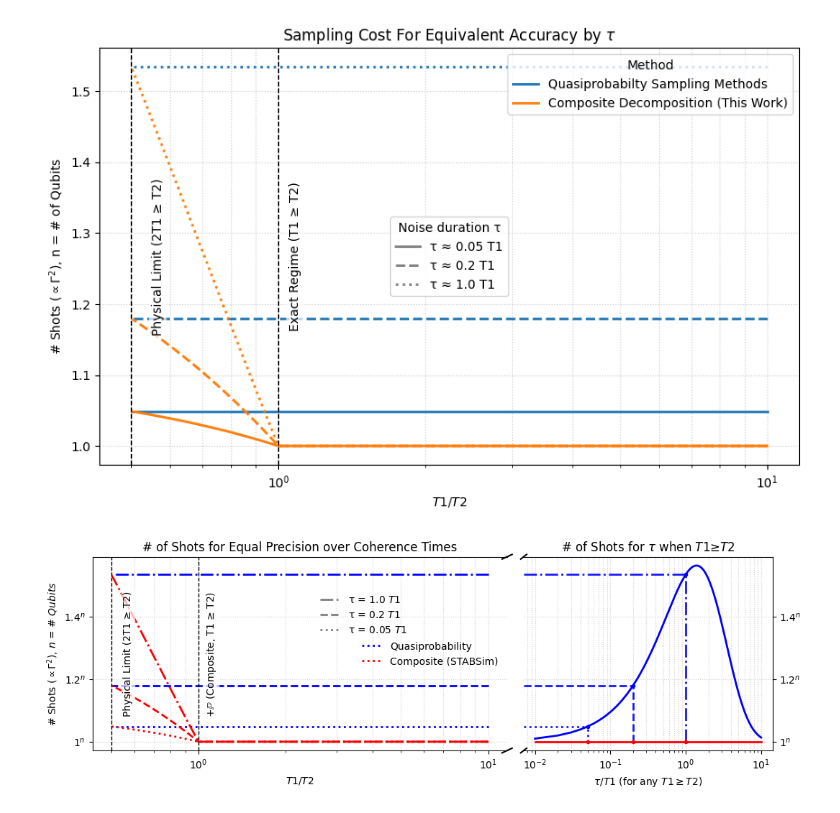
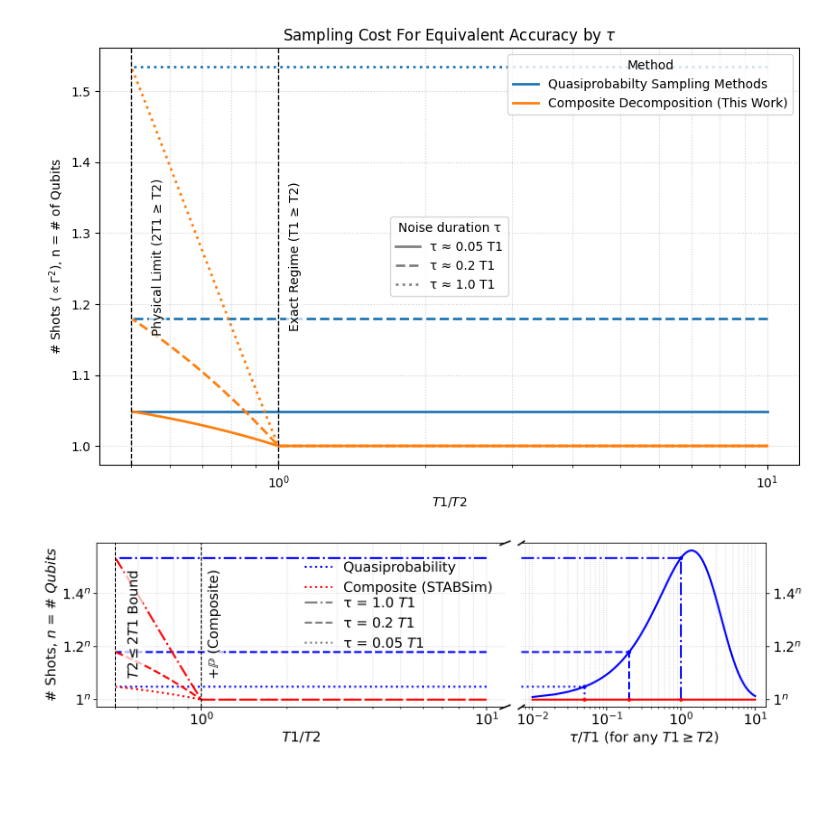
Before and after one commit to pnnl/NWQ-Sim, a Jupyter notebook: stabilizer/damping_work/variance.ipynb, the cells around one changed output. Saved outputs shown, nothing was run; the diff lists cells and outputs as text; code cells hidden in the pictures; blank space fills up the shorter version.

```diff
--- a/stabilizer/damping_work/variance.ipynb
+++ b/stabilizer/damping_work/variance.ipynb
@@ -310,7 +310,7 @@ for tau in taus_dense:
     curve_stab_tau.append(overhead(q2)**2)
 
 # Figure with two panels
-fig = plt.figure(figsize=(14,3.5))
+fig = plt.figure(figsize=(14,3))
 gs = GridSpec(1, 2, width_ratios=[2.0, 1.2], wspace=0.05)
 axL = fig.add_subplot(gs[0])
 axR = fig.add_subplot(gs[1], sharey=axL)
@@ -328,17 +328,17 @@ for i, tau in enumerate(taus):
 
 # Markers at x=0.5 and x=1
 axL.axvline(x=0.5, color='black', linestyle='--', linewidth=1)
-axL.text(0.55, 0.5, 'Physical Limit (2T1 ≥ T2)', transform=axL.get_xaxis_transform(),
+axL.text(0.55, 0.5, r'$T2 \leq 2T1$ Bound', transform=axL.get_xaxis_transform(),
          rotation=90, va='center', ha='left',
          bbox=dict(boxstyle='round,pad=0.2', fc='white', ec='none', alpha=0.7))
 axL.axvline(x=1, color='black', linestyle='--', linewidth=1)
-axL.text(1.05, 0.5, r'+$\mathbb{P}$ (Composite, T1 ≥ T2)', transform=axL.get_xaxis_transform(),
+axL.text(1.05, 0.5, r'+$\mathbb{P}$ (Composite)', transform=axL.get_xaxis_transform(),
          rotation=90, va='center', ha='left', backgroundcolor='none',
          bbox=dict(boxstyle='round,pad=0.2', fc='white', ec='none', alpha=0.7))
 
 axL.set_xscale('log')
 axL.set_xlabel(r'$T1/T2$')
-axL.set_ylabel(r'# Shots ($\propto \Gamma^2$), $n$ = # $Qubits$')
+axL.set_ylabel(r'# Shots, $n$ = # $Qubits$')
 axL.grid(True, which='both', linestyle=':', alpha=0.6)
 
 leg_methods = axL.legend(
@@ -409,38 +409,38 @@ axR.plot((-d, +d), (1-d, 1+d), **kwargs)
 
 # Method legend (color) - anchor outside to the right
 leg_methods = axL.legend(
-    loc='center right',
-    # bbox_to_anchor=(0,.1),  # push further right so it's outside the plot but inside figure
+    loc='lower right',
+    bbox_to_anchor=(1,.61),  # push further right so it's outside the plot but inside figure
     frameon=False
 )
 
 # τ legend (linestyles) - keep inside plot area
 from matplotlib.lines import Line2D
 tau_handles = [
     Line2D([0], [0], color='gray', linestyle=linestyles[i % len(linestyles)], linewidth=2,
            label=rf'τ = {round(taus[i]/T1_scalar, 2)} $T1$')
     for i in range(len(taus))
 ]
 leg_tau = axL.legend(
     handles=list(reversed(tau_handles)),
-    loc='lower center',
-    bbox_to_anchor=(.655, .55),
+    loc='lower right',
+    bbox_to_anchor=(.83, .27),
     frameon=False,
 )
 
 # Add the Method legend back so both show
 axL.add_artist(leg_methods)
 axL.yaxis.set_major_formatter(ticker.FuncFormatter(lambda v, pos: rf'{v:g}$^n$'))
-axL.set_title(r'# of Shots for Equal Precision over Coherence Times')
-axR.set_title(r'# of Shots for $\tau$ when $T1 ≥ T2$')
+# axL.set_title(r'# of Shots for Equal Precisison')
+# axR.set_title(r'# of Shots over $\tau$ when $T1 ≥ T2$')
 fig.subplots_adjust(right=0.8)
 
 plt.rcParams.update({'font.size': 14})
 plt.rcParams.update({'figure.dpi': 500})  # Set font size for the entire figure
 
 
 
 # fig.suptitle('Sampling Cost: T1/T2 (left) with expansion from Exact Regime into τ/T1 (right)')
 plt.savefig('sampling_cost_analysis.pdf', dpi=500, bbox_inches='tight')
 # %% [output]
-[figure, old version]
+[figure, new version]
```
Also changed, not shown: 26 other files.
